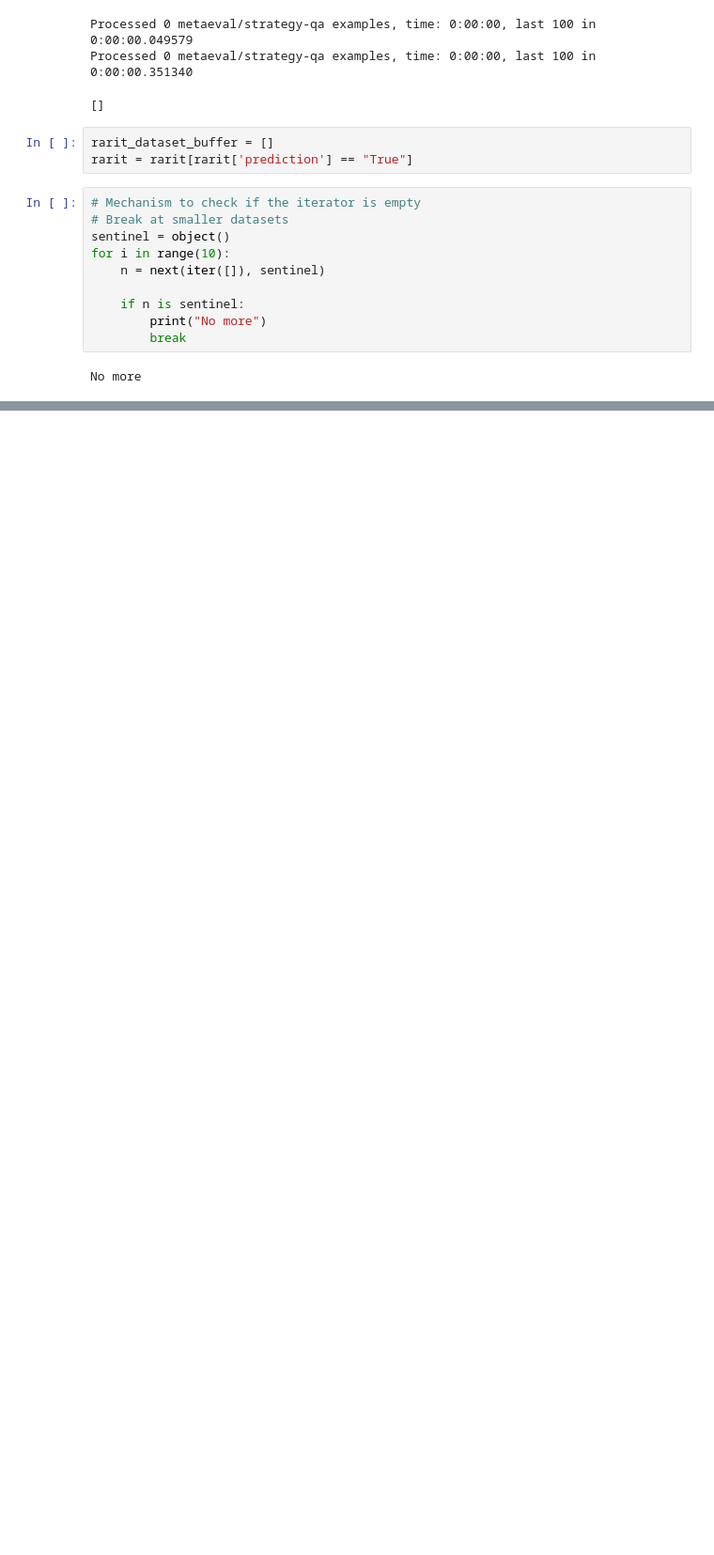
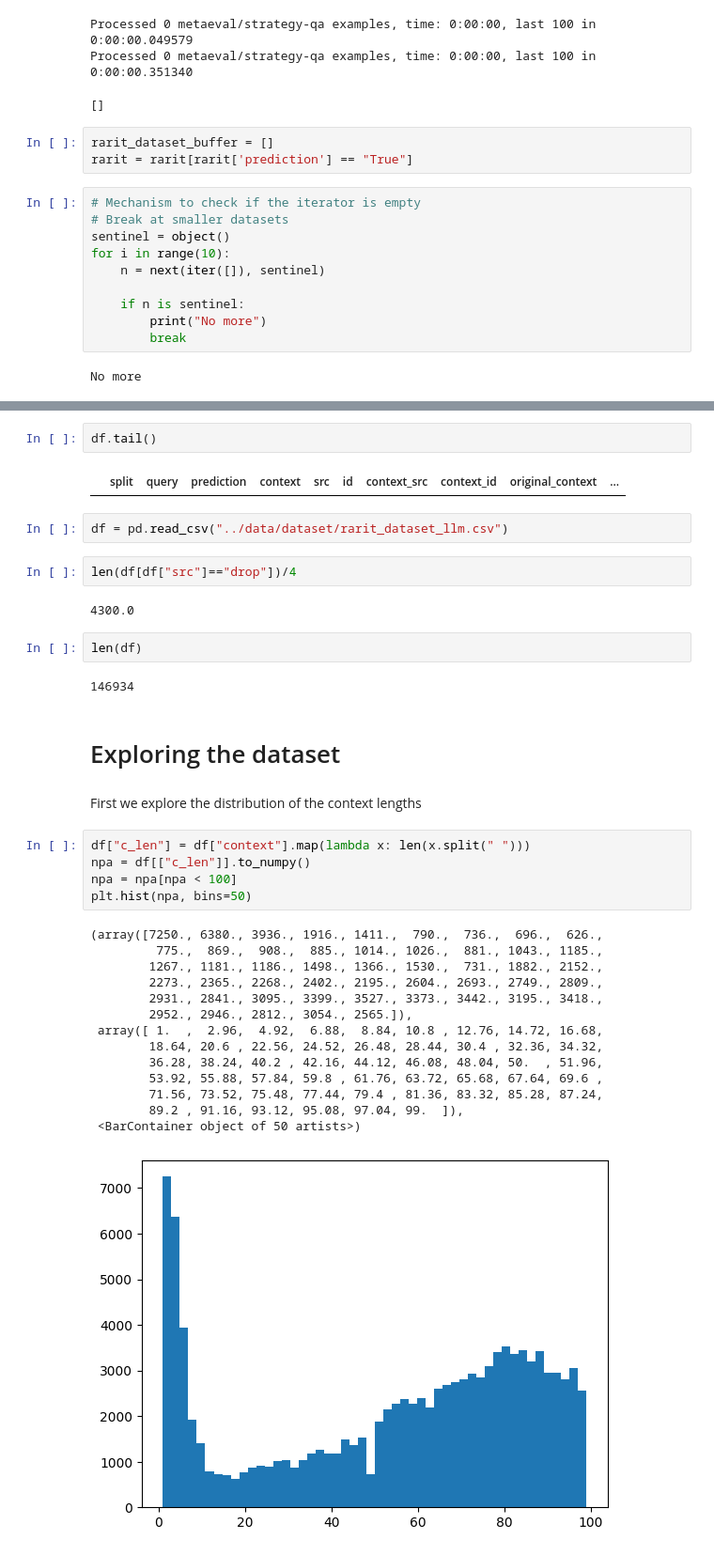
Before and after one commit to tristanratz/ITRF, a Jupyter notebook: create_dataset/create_llm_dataset.ipynb, the cells around one changed output, grey strips where cells are left out. Shown: that part at 94% size. Saved outputs shown, nothing was run; the diff lists cells and outputs as text; blank space fills up the shorter version.

Commit message:
Add continuation feature to create dataset

```diff
--- a/create_dataset/create_llm_dataset.ipynb
+++ b/create_dataset/create_llm_dataset.ipynb
@@ -1099,0 +1115,38 @@ No more
+# %%
+df.tail()
+# %% [output]
+|  | split | query | prediction | context | src | id | context_src | context_id | original_context | ... |
+# %%
+df = pd.read_csv("../data/dataset/rarit_dataset_llm.csv")
+# %%
+len(df[df["src"]=="drop"])/4
+# %% [output]
+4300.0
+# %%
+len(df)
+# %% [output]
+146934
+# %% [markdown]
+# Exploring the dataset
+# %% [markdown]
+First we explore the distribution of the context lengths
+# %%
+df["c_len"] = df["context"].map(lambda x: len(x.split(" ")))
+npa = df[["c_len"]].to_numpy()
+npa = npa[npa < 100]
+plt.hist(npa, bins=50)
+# %% [output]
+(array([7250., 6380., 3936., 1916., 1411.,  790.,  736.,  696.,  626.,
+         775.,  869.,  908.,  885., 1014., 1026.,  881., 1043., 1185.,
+        1267., 1181., 1186., 1498., 1366., 1530.,  731., 1882., 2152.,
+        2273., 2365., 2268., 2402., 2195., 2604., 2693., 2749., 2809.,
+        2931., 2841., 3095., 3399., 3527., 3373., 3442., 3195., 3418.,
+        2952., 2946., 2812., 3054., 2565.]),
+ array([ 1.  ,  2.96,  4.92,  6.88,  8.84, 10.8 , 12.76, 14.72, 16.68,
+        18.64, 20.6 , 22.56, 24.52, 26.48, 28.44, 30.4 , 32.36, 34.32,
+        36.28, 38.24, 40.2 , 42.16, 44.12, 46.08, 48.04, 50.  , 51.96,
+        53.92, 55.88, 57.84, 59.8 , 61.76, 63.72, 65.68, 67.64, 69.6 ,
+        71.56, 73.52, 75.48, 77.44, 79.4 , 81.36, 83.32, 85.28, 87.24,
+        89.2 , 91.16, 93.12, 95.08, 97.04, 99.  ]),
+ <BarContainer object of 50 artists>)
+[figure, added]
```
Also changed, not shown: parts of 5 cells of this notebook, 2 other files.
